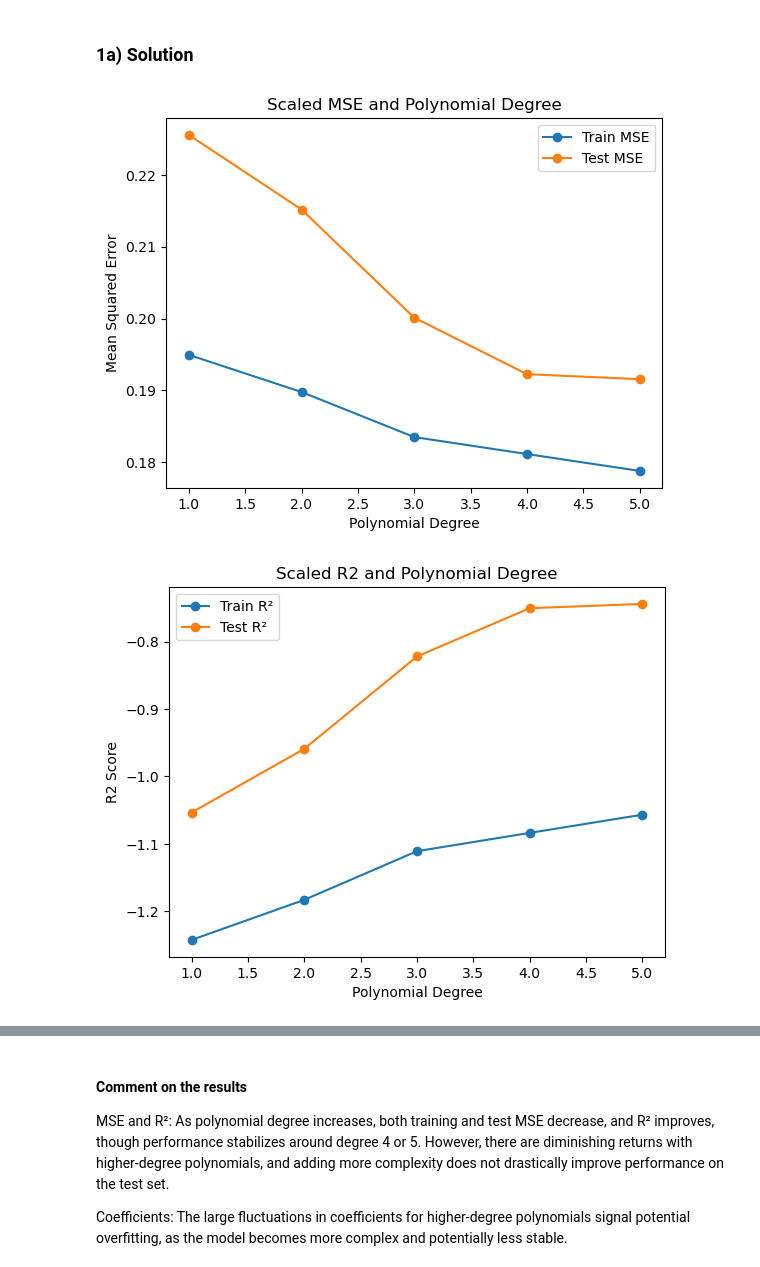
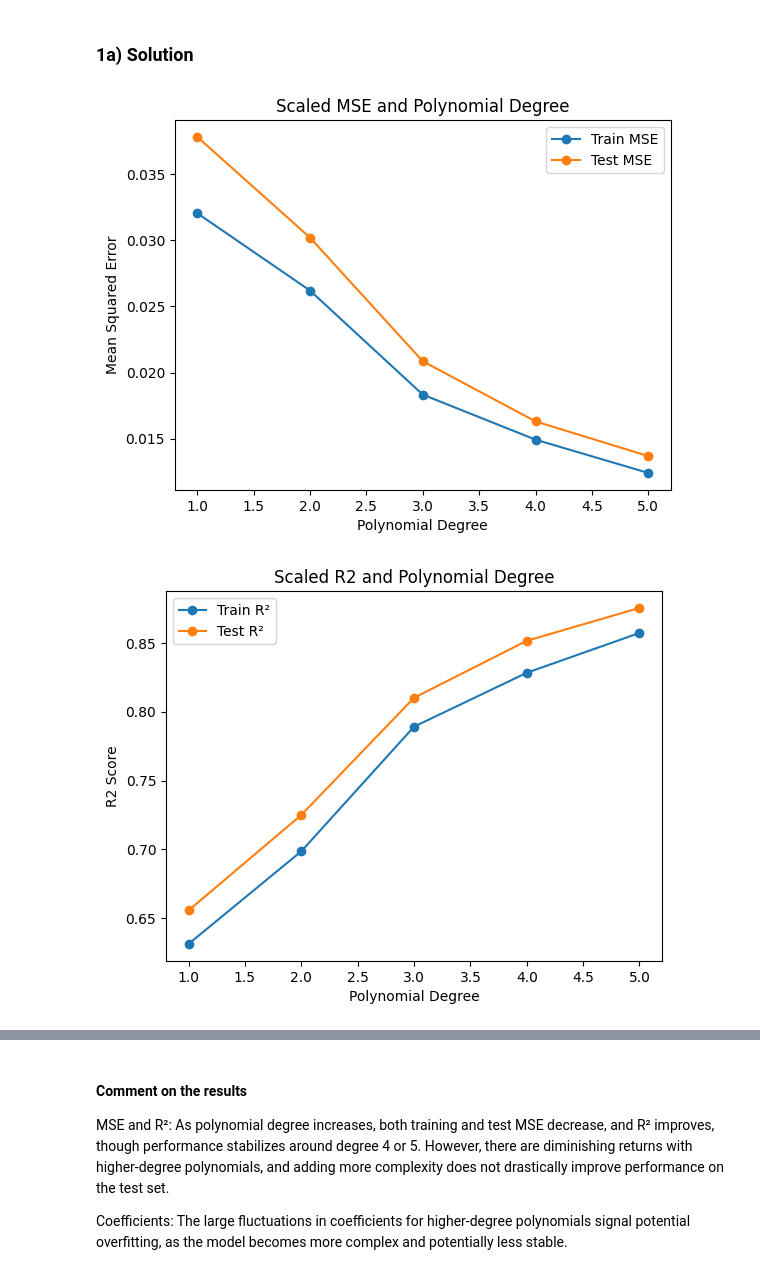
Before and after one commit to rudi191/FYS_STK_project1, a Jupyter notebook: P1 MMD.ipynb, the cells around one changed output, grey strips where cells are left out. Drawn from its saved outputs; the diff is of its cells as text; code cells hidden in the pictures.

Commit message:
Fixed negative r2 values. Z was not scaled

```diff
--- a/P1 MMD.ipynb
+++ b/P1 MMD.ipynb
@@ -198,11 +198,13 @@ for poly_degree in degrees:
 
     # Scaling the data
     # Scale the data by subtracting the mean value from each column in the design matrix
-    scaler = StandardScaler(with_mean=True, with_std=False)
-    XY_scaled = scaler.fit_transform(XY)
+    scaler_XY = StandardScaler(with_mean=True, with_std=False)
+    scaler_Z = StandardScaler(with_mean=True, with_std=False)
+    XY_scaled = scaler_XY.fit_transform(XY)
+    z_scaled = scaler_Z.fit_transform(z)
 
     # Splitting the data
-    XY_train, XY_test, z_train, z_test = train_test_split(XY_scaled, z, test_size=0.2, random_state=0)
+    XY_train, XY_test, z_train, z_test = train_test_split(XY_scaled, z_scaled, test_size=0.2, random_state=0)
 
     ols_model = LinearRegression(fit_intercept=False)
     ols_model.fit(XY_train, z_train)
@@ -288,32 +290,32 @@ for poly_degree in degrees:
 # 4. Plot the resulting scores (MSE and R$^2$) as functions of the polynomial degree (here up to polymial degree five).
 # Plot also the parameters $\beta$ as you increase the order of the polynomial. Comment your results.
 
 # Plotting MSE
 plt.plot(degrees, mse_train, 'o-', label='Train MSE')
 plt.plot(degrees, mse_test, 'o-', label='Test MSE')
 plt.xlabel('Polynomial Degree')
 plt.ylabel('Mean Squared Error')
 plt.title('Not Scaled MSE and Polynomial Degree')
 plt.legend()
 plt.show()
 
 # Plotting R2
 plt.plot(degrees, r2_train, 'o-', label='Train R²')
 plt.plot(degrees, r2_test, 'o-', label='Test R²')
 plt.xlabel('Polynomial Degree')
 plt.ylabel('R2 Score')
 plt.title('Not Scaled R2 and Polynomial Degree')
 plt.legend()
 plt.show()
 
 # Coeffiencts - litt usikker her:
 for i, coef in enumerate(coefficients):
     plt.plot(coef.flatten(), 'o-', label=f'Degree {degrees[i]}')
 plt.xlabel('Coefficient Index')
 plt.ylabel('Coefficient Value')
 plt.title('Not Scaled Coefficients vs. Polynomial Degree')
 plt.legend()
 plt.show()
 # %% [output]
-[figure, old version]
+[figure, new version]
-[figure, old version]
+[figure, new version]
```
Also changed, not shown: parts of 7 cells of this notebook.
